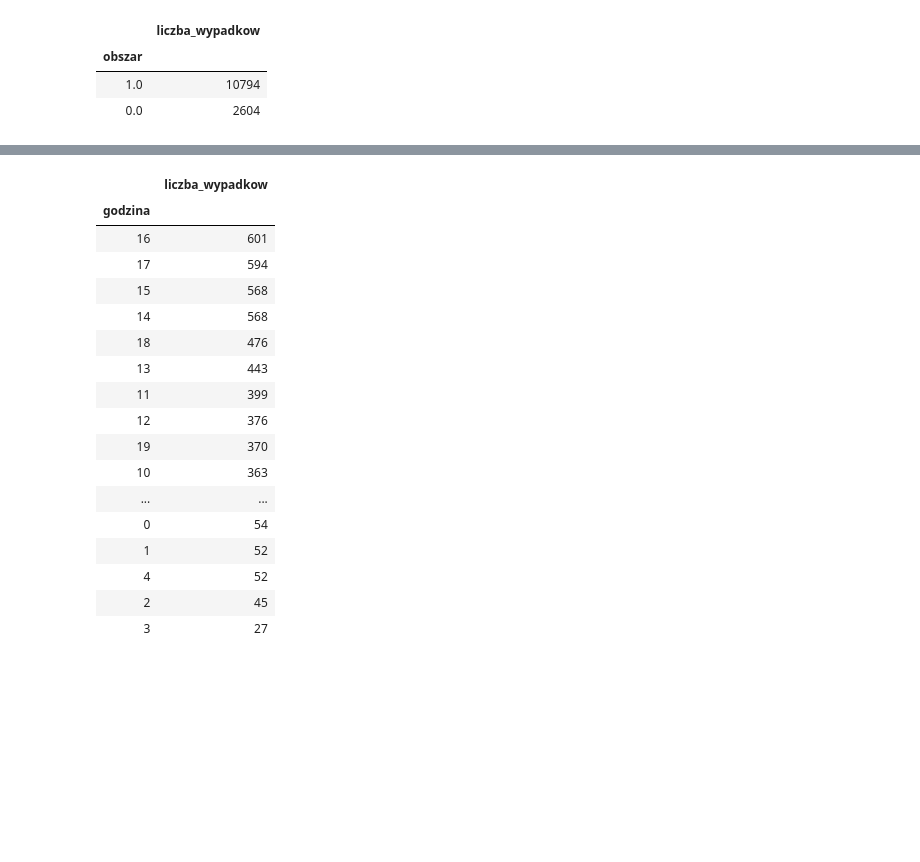
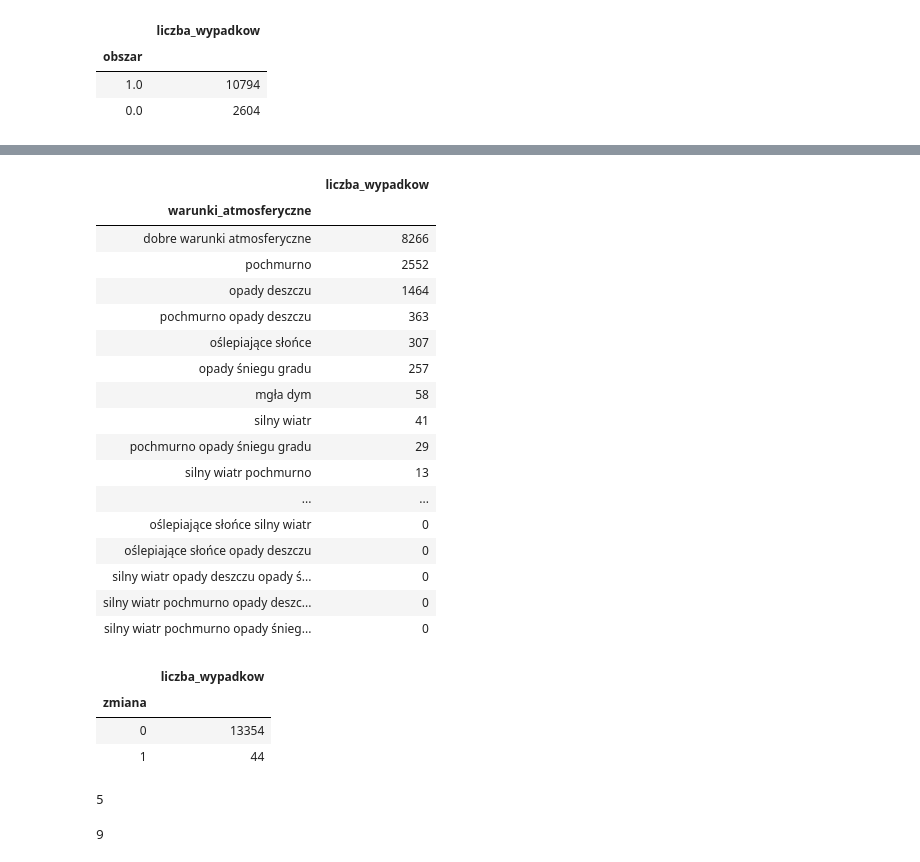
Before and after one commit to KGorczyca/Car_accidents, a Jupyter notebook: analiza_cz2.ipynb, the cells around one changed output, grey strips where cells are left out. Saved outputs shown, nothing was run; the diff lists cells and outputs as text; code cells hidden in the pictures; blank space fills up the shorter version.

```diff
--- a/analiza_cz2.ipynb
+++ b/analiza_cz2.ipynb
@@ -524,24 +600,26 @@ prosta_droga = dane[dane['geometria_drogi']=='odcinek prosty']
 # %%
-(prosta_droga
-    .groupby(['godzina'])
-    .agg({'liczba_wypadkow':'sum'})
+#warunki pogodowe vs wypadki
+
+(dane
+     .groupby(['warunki_atmosferyczne'])
+     .agg({'liczba_wypadkow':'sum'})
     .sort_values(by='liczba_wypadkow', ascending=False))
 # %% [output]
 |  | liczba_wypadkow |
-| godzina |  |
-| 16 | 601 |
-| 17 | 594 |
-| 15 | 568 |
-| 14 | 568 |
-| 18 | 476 |
-| 13 | 443 |
-| 11 | 399 |
-| 12 | 376 |
-| 19 | 370 |
-| 10 | 363 |
+| warunki_atmosferyczne |  |
+| dobre warunki atmosferyczne | 8266 |
+| pochmurno | 2552 |
+| opady deszczu | 1464 |
+| pochmurno opady deszczu | 363 |
+| oślepiające słońce | 307 |
+| opady śniegu gradu | 257 |
+| mgła dym | 58 |
+| silny wiatr | 41 |
+| pochmurno opady śniegu gradu | 29 |
+| silny wiatr pochmurno | 13 |
 | ... | ... |
-| 0 | 54 |
-| 1 | 52 |
-| 4 | 52 |
-| 2 | 45 |
-| 3 | 27 |
+| oślepiające słońce silny wiatr | 0 |
+| oślepiające słońce opady deszczu | 0 |
+| silny wiatr opady deszczu opady ś... | 0 |
+| silny wiatr pochmurno opady deszc... | 0 |
+| silny wiatr pochmurno opady śnieg... | 0 |
@@ -547,0 +651,19 @@ prosta_droga = dane[dane['geometria_drogi']=='odcinek prosty']
+# %%
+dane.groupby(['zmiana']).agg({'liczba_wypadkow':'sum'})
+# %% [output]
+|  | liczba_wypadkow |
+| zmiana |  |
+| 0 | 13354 |
+| 1 | 44 |
+# %%
+#średnia liczba wypadków przypadająca na niedzielę ze zmianą czasu
+
+44//8 #dzielę liczbę wypadków jaka ma miejsce w niedzielę ze zmianą czasu przez
+# %% [output]
+5
+# %%
+#odnieść powyższy wynik do średniej dobowej liczby wypadków
+
+dane['liczba_wypadkow'].sum()//dane[dane['liczba_wypadkow'] == 1]['data'].nunique()   #liczba wypadków podzielona przez liczbę dni, w których miał miejscy chcociaż jeden wypadek
+# %% [output]
+9
```
Also changed, not shown: parts of 20 cells of this notebook.
